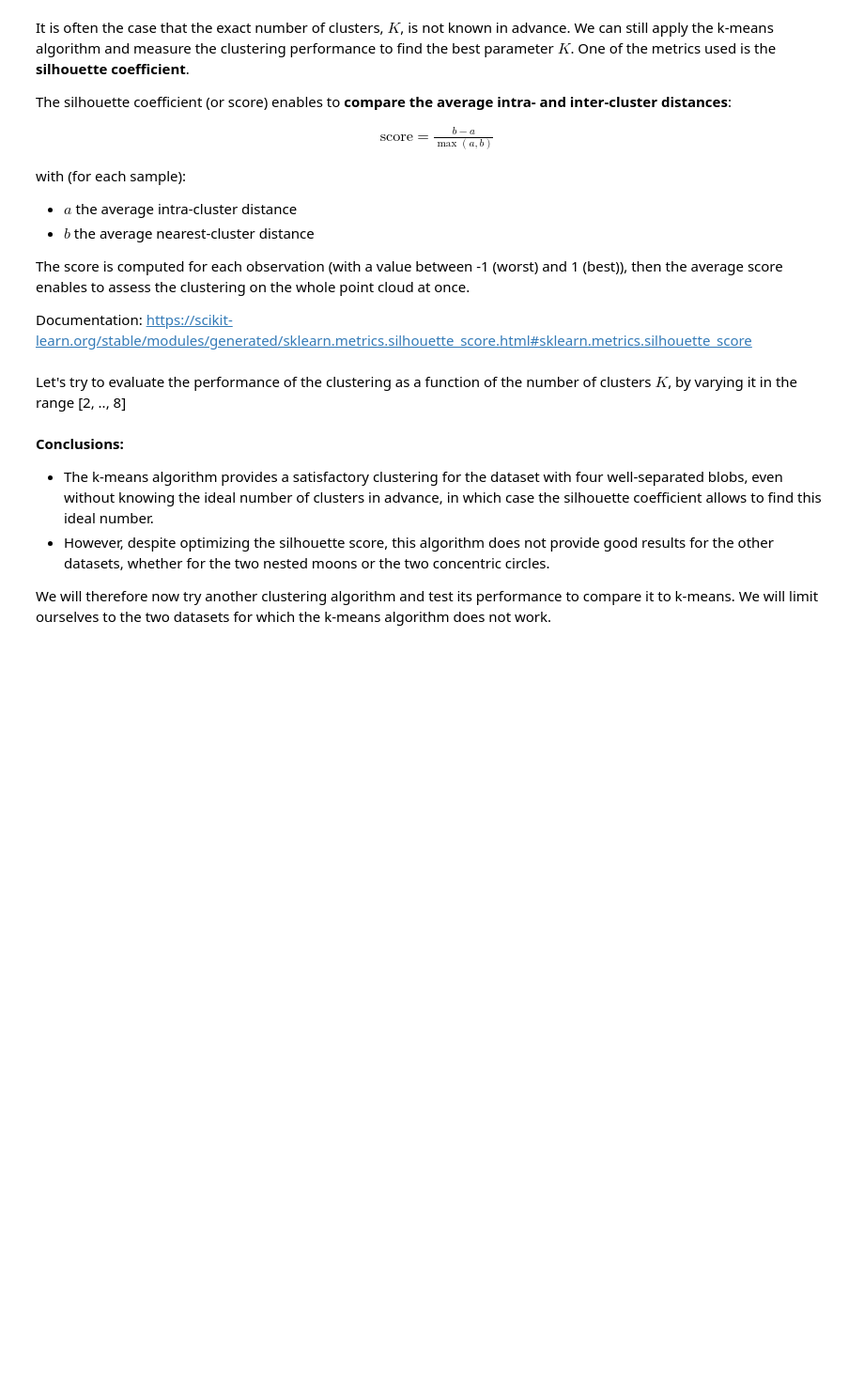
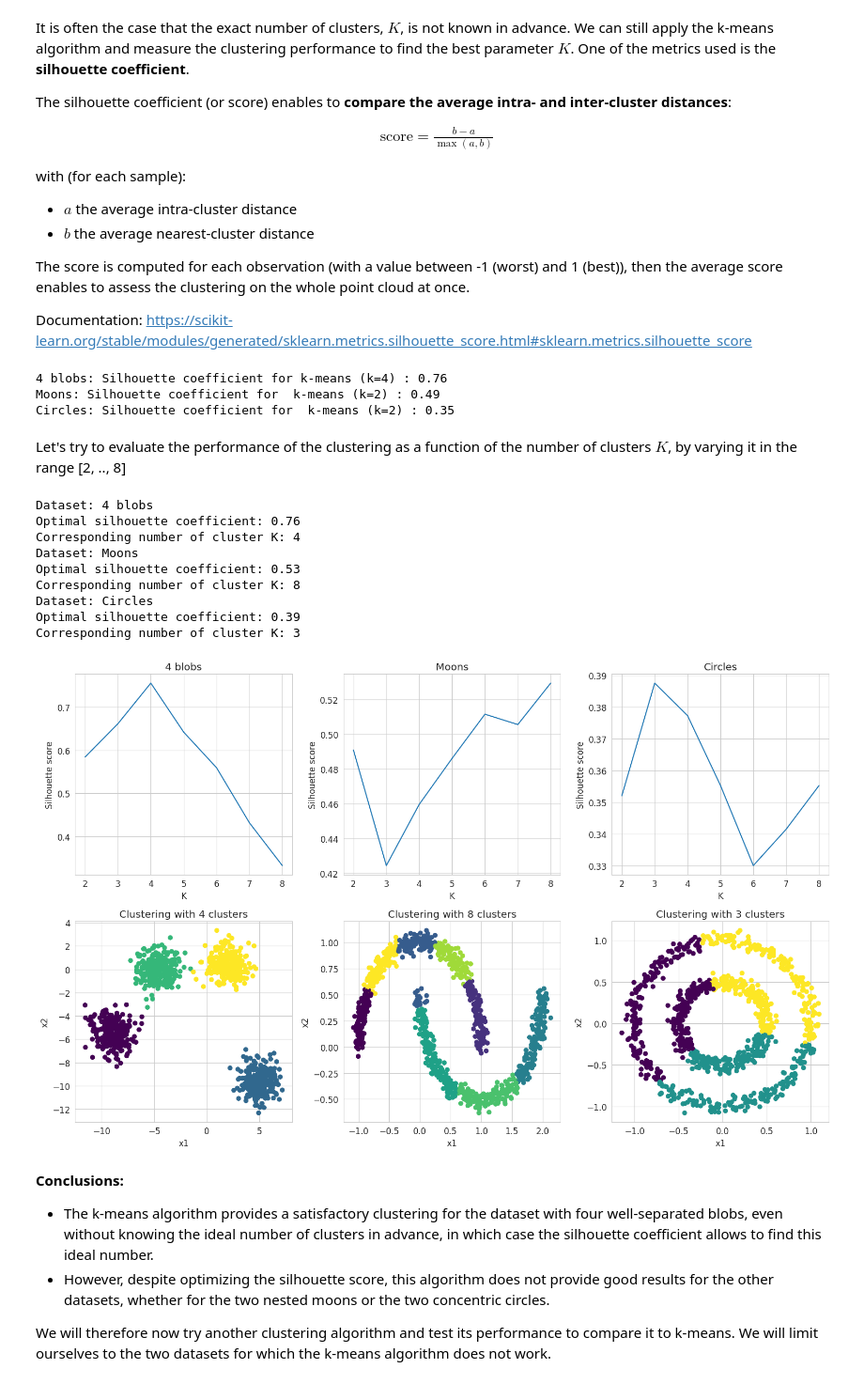
Before and after one commit to joshcovault/CV, a Jupyter notebook: notebooks/3_Unsupervised.ipynb, the cells around one changed output. Shown at 94% size. Saved outputs shown, nothing was run; the diff lists cells and outputs as text; code cells hidden in the pictures; blank space fills up the shorter version.

```diff
--- a/notebooks/3_Unsupervised.ipynb
+++ b/notebooks/3_Unsupervised.ipynb
@@ -550,13 +605,13 @@ from sklearn import cluster
 
 # Instantiation of the three k-means models with the
 # theoretical number of clusters (resp. 4, 2 and 2):
-kmeans_four_blobs = ...
-kmeans_moons = ...
-kmeans_circles = ...
+kmeans_four_blobs = cluster.KMeans(n_clusters=4)
+kmeans_moons = cluster.KMeans(n_clusters=2)
+kmeans_circles = cluster.KMeans(n_clusters=2)
 
 # Application to the data
-...
-...
-...
+kmeans_four_blobs.fit(four_blobs)
+kmeans_moons.fit(moons)
+kmeans_circles.fit(circles)
 
 ### END OF YOUR CODE
@@ -609,6 +670,10 @@ print(f"Moons: Silhouette coefficient for  k-means (k=2) : %.2f" %
       metrics.silhouette_score(moons, kmeans_moons.labels_))
 print(f"Circles: Silhouette coefficient for  k-means (k=2) : %.2f" %
       metrics.silhouette_score(circles, kmeans_circles.labels_))
+# %% [output]
+4 blobs: Silhouette coefficient for k-means (k=4) : 0.76
+Moons: Silhouette coefficient for  k-means (k=2) : 0.49
+Circles: Silhouette coefficient for  k-means (k=2) : 0.35
 # %% [markdown]
 Let's try to evaluate the performance of the clustering as a function of the number of clusters $K$, by varying it in the range [2, .., 8]
 # %%
@@ -624,36 +689,47 @@ for i, dataset in enumerate([four_blobs, moons, circles]):
         ### START OF YOUR CODE
 
         # Initialize a KMeans model with the number of cluster tested:
-        kmeans_k = ...
+        kmeans_k = cluster.KMeans(n_clusters=kval)
 
         # Train the model on the data
-        ...
+        kmeans_k.fit(dataset)
 
         # Append the silhouette score obtained to the list
-        ...
+        silhouettes.append(metrics.silhouette_score(dataset, kmeans_k.labels_))
 
         ### END OF YOUR CODE
 
     # Visualization of the silhouette score
     ax[0,i].plot(k_values, silhouettes)
     ax[0,i].set_xlabel("K")
     ax[0,i].set_ylabel("Silhouette score")
     ax[0,i].set_title(names[i])
 
     print("Dataset:", names[i])
     best_silhouette = np.max(silhouettes)
     print("Optimal silhouette coefficient: %.2f" % best_silhouette)
     best_K = k_values[silhouettes.index(best_silhouette)]
     print("Corresponding number of cluster K: %.0f" % best_K)
 
     # Final clustering with the best K
     kmeans_k = cluster.KMeans(n_clusters=best_K)
     kmeans_k.fit(dataset)
     ax[1,i].scatter(dataset[:, 0], dataset[:, 1], c=kmeans_k.labels_, cmap='viridis')
     ax[1,i].set_xlabel('x1')
     ax[1,i].set_ylabel('x2')
     ax[1,i].set_title('Clustering with ' + str(best_K) + ' clusters')
 fig.tight_layout()
+# %% [output]
+Dataset: 4 blobs
+Optimal silhouette coefficient: 0.76
+Corresponding number of cluster K: 4
+Dataset: Moons
+Optimal silhouette coefficient: 0.53
+Corresponding number of cluster K: 8
+Dataset: Circles
+Optimal silhouette coefficient: 0.39
+Corresponding number of cluster K: 3
+[figure, added]
 # %% [markdown]
 **Conclusions:**
 - The k-means algorithm provides a satisfactory clustering for the dataset with four well-separated blobs, even without knowing the ideal number of clusters in advance, in which case the silhouette coefficient allows to find this ideal number.
```
Also changed, not shown: parts of 43 cells of this notebook.
